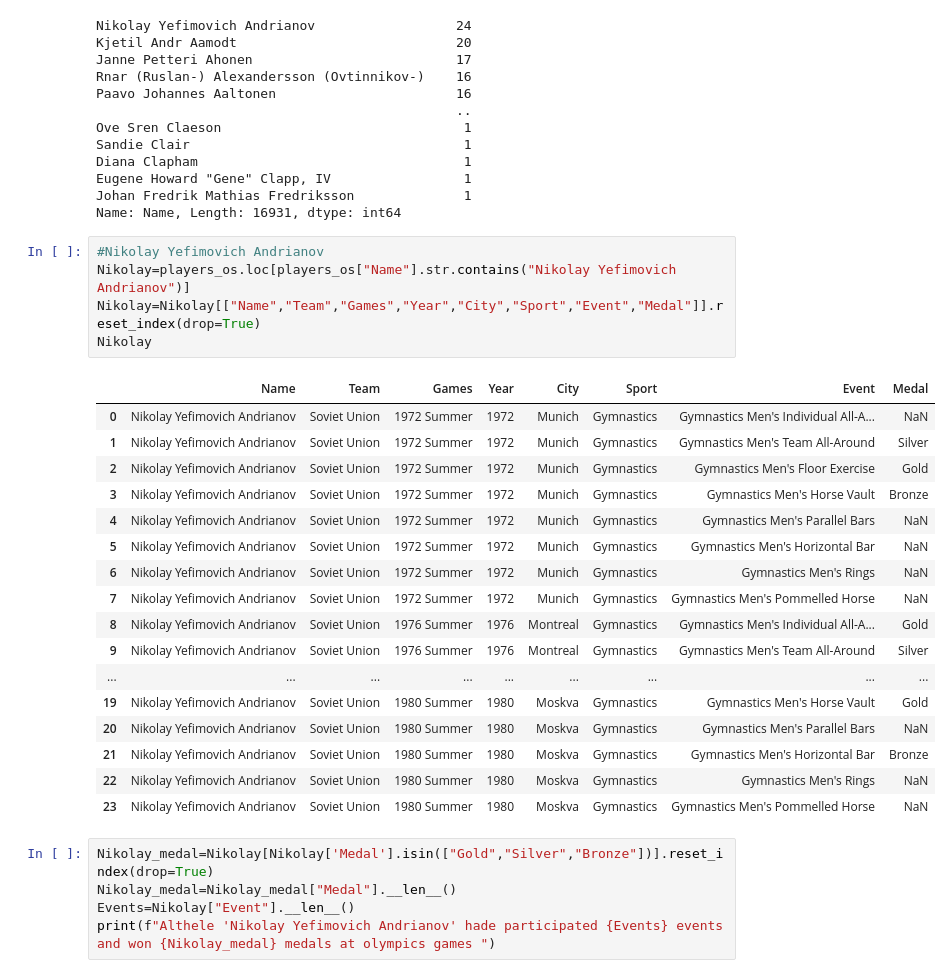
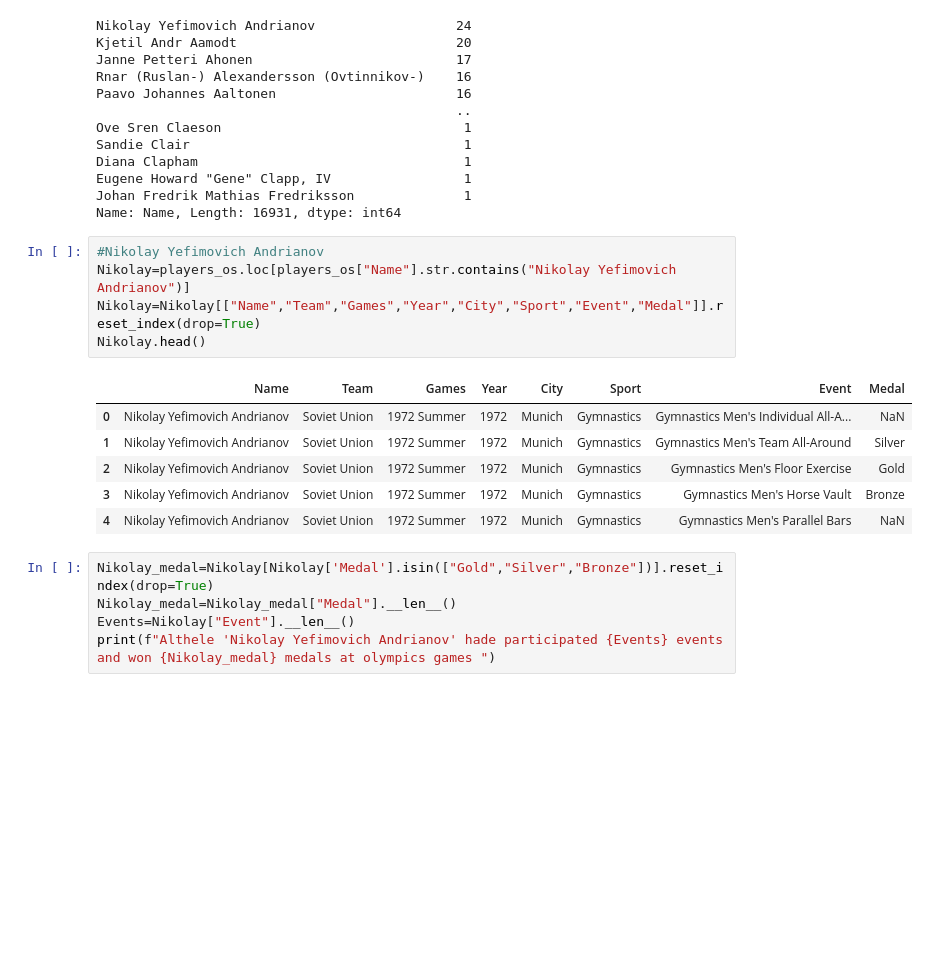
Before and after one commit to cooperhankun/Databehandling-OS-projekt-Kun-Xiu, a Jupyter notebook: Code/Projekt-OS.ipynb, the cells around one changed output. Cells and saved outputs as stored; diff of their text form; blank space fills up the shorter version.

Commit message:
simplify the tables

```diff
--- a/Code/Projekt-OS.ipynb
+++ b/Code/Projekt-OS.ipynb
@@ -369,26 +335,15 @@ Name: Name, Length: 16931, dtype: int64
 # %%
 #Nikolay Yefimovich Andrianov
 Nikolay=players_os.loc[players_os["Name"].str.contains("Nikolay Yefimovich Andrianov")]
 Nikolay=Nikolay[["Name","Team","Games","Year","City","Sport","Event","Medal"]].reset_index(drop=True)
-Nikolay
+Nikolay.head()
 # %% [output]
 |  | Name | Team | Games | Year | City | Sport | Event | Medal |
 | 0 | Nikolay Yefimovich Andrianov | Soviet Union | 1972 Summer | 1972 | Munich | Gymnastics | Gymnastics Men's Individual All-A... | NaN |
 | 1 | Nikolay Yefimovich Andrianov | Soviet Union | 1972 Summer | 1972 | Munich | Gymnastics | Gymnastics Men's Team All-Around | Silver |
 | 2 | Nikolay Yefimovich Andrianov | Soviet Union | 1972 Summer | 1972 | Munich | Gymnastics | Gymnastics Men's Floor Exercise | Gold |
 | 3 | Nikolay Yefimovich Andrianov | Soviet Union | 1972 Summer | 1972 | Munich | Gymnastics | Gymnastics Men's Horse Vault | Bronze |
 | 4 | Nikolay Yefimovich Andrianov | Soviet Union | 1972 Summer | 1972 | Munich | Gymnastics | Gymnastics Men's Parallel Bars | NaN |
-| 5 | Nikolay Yefimovich Andrianov | Soviet Union | 1972 Summer | 1972 | Munich | Gymnastics | Gymnastics Men's Horizontal Bar | NaN |
-| 6 | Nikolay Yefimovich Andrianov | Soviet Union | 1972 Summer | 1972 | Munich | Gymnastics | Gymnastics Men's Rings | NaN |
-| 7 | Nikolay Yefimovich Andrianov | Soviet Union | 1972 Summer | 1972 | Munich | Gymnastics | Gymnastics Men's Pommelled Horse | NaN |
-| 8 | Nikolay Yefimovich Andrianov | Soviet Union | 1976 Summer | 1976 | Montreal | Gymnastics | Gymnastics Men's Individual All-A... | Gold |
-| 9 | Nikolay Yefimovich Andrianov | Soviet Union | 1976 Summer | 1976 | Montreal | Gymnastics | Gymnastics Men's Team All-Around | Silver |
-| ... | ... | ... | ... | ... | ... | ... | ... | ... |
-| 19 | Nikolay Yefimovich Andrianov | Soviet Union | 1980 Summer | 1980 | Moskva | Gymnastics | Gymnastics Men's Horse Vault | Gold |
-| 20 | Nikolay Yefimovich Andrianov | Soviet Union | 1980 Summer | 1980 | Moskva | Gymnastics | Gymnastics Men's Parallel Bars | NaN |
-| 21 | Nikolay Yefimovich Andrianov | Soviet Union | 1980 Summer | 1980 | Moskva | Gymnastics | Gymnastics Men's Horizontal Bar | Bronze |
-| 22 | Nikolay Yefimovich Andrianov | Soviet Union | 1980 Summer | 1980 | Moskva | Gymnastics | Gymnastics Men's Rings | NaN |
-| 23 | Nikolay Yefimovich Andrianov | Soviet Union | 1980 Summer | 1980 | Moskva | Gymnastics | Gymnastics Men's Pommelled Horse | NaN |
 # %%
 Nikolay_medal=Nikolay[Nikolay['Medal'].isin(["Gold","Silver","Bronze"])].reset_index(drop=True)
 Nikolay_medal=Nikolay_medal["Medal"].__len__()
```
Also changed, not shown: parts of 8 cells of this notebook.
